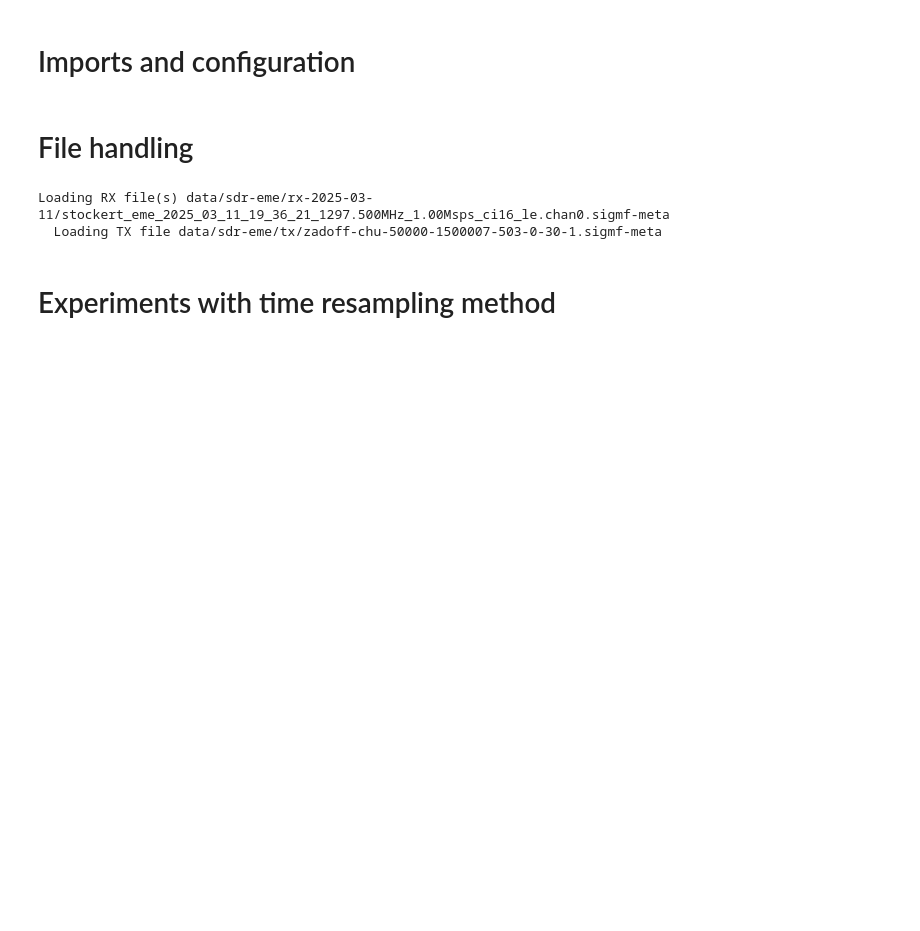
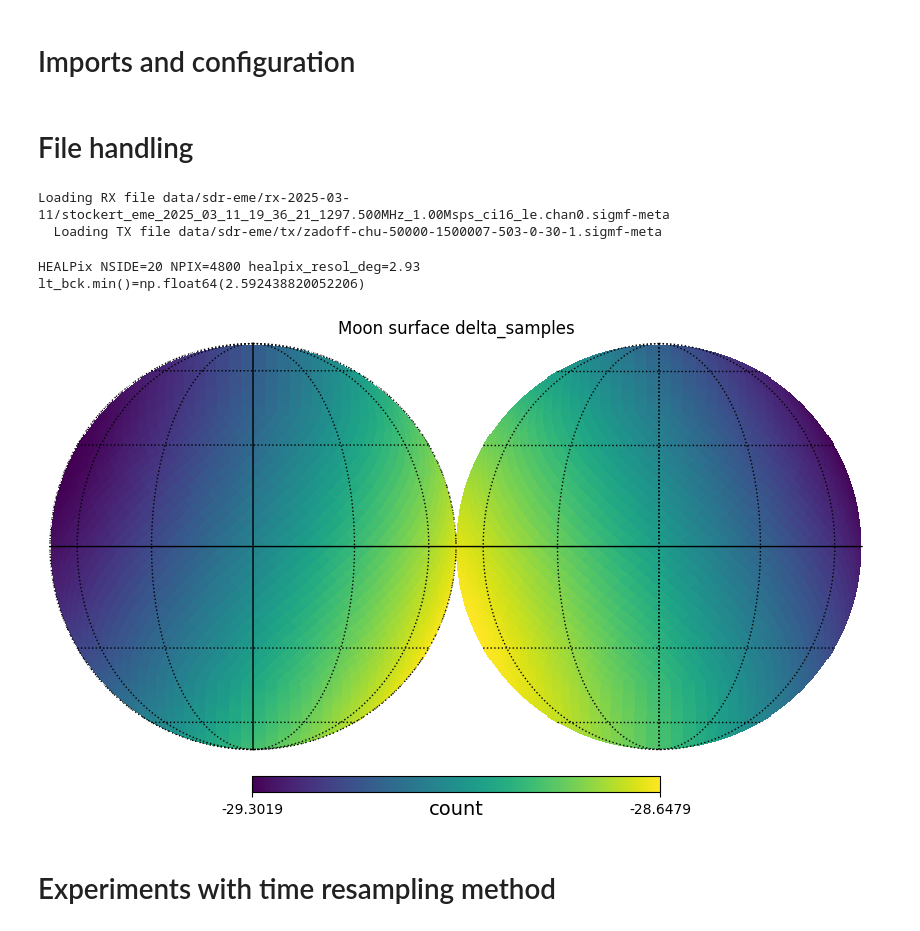
Before and after one commit to thandal/moon-radar, a Jupyter notebook: notebooks/Planetary Radar -- Moon -- CLEAN.ipynb, the cells around one changed output. Drawn from its saved outputs; the diff is of its cells as text; code cells hidden in the pictures; blank space fills up the shorter version.

Commit message:
checkpoint -- working peak correlation with tx_resampled_compensated

```diff
--- a/notebooks/Planetary Radar -- Moon -- CLEAN.ipynb
+++ b/notebooks/Planetary Radar -- Moon -- CLEAN.ipynb
@@ -101,20 +96,21 @@ DATA_ROOT = 'data'
 
 # Load the rx data
 def loadRxTxFiles(rx_chan0_sigmf_filename):
+    # For Dwingeloo (not sure about Stockert):
+    # - Chan 0 is RHCP
+    # - Chan 1 is LHCP
 
-    if 1: # Just use one polarity (chan0 RHCP)
+    if 1: # Just use one polarity
         print(f"Loading RX file {rx_chan0_sigmf_filename}")
         rx_chan0_sigmf_file = sigmf.sigmffile.fromfile(rx_chan0_sigmf_filename)
         rx_samples = rx_chan0_sigmf_file.read_samples().astype("complex64")
 
     if 0: # Combine both polarities:
         print(f"Loading RX files ")
-        # Chan 0 is RHCP
         print(f"  Loading RX file {rx_chan0_sigmf_filename}")
         rx_chan0_sigmf_file = sigmf.sigmffile.fromfile(rx_chan0_sigmf_filename)
         rx_chan0_samples = rx_chan0_sigmf_file.read_samples().astype("complex64")
 
-        # Chan 1 is LHCP
         rx_chan1_sigmf_filename = rx_chan0_sigmf_filename.replace("chan0", "chan1")
         print(f"  Loading RX file {rx_chan1_sigmf_filename}")
         rx_chan1_sigmf_file = sigmf.sigmffile.fromfile(rx_chan1_sigmf_filename)
@@ -148,8 +144,8 @@ def loadRxTxFiles(rx_chan0_sigmf_filename):
     tx_captures = tx_sigmf_file.get_captures()
     #display(tx_captures[0])
 
-    assert rx_info['core:sample_rate'] == tx_info['core:sample_rate'], "Sampling rates assumed to be the same"
-    assert rx_captures[0]['core:frequency'] == tx_captures[0]['core:frequency'], "Frequncies assumed to be the same"
+    assert rx_info['core:sample_rate'] == tx_info['core:sample_rate'], "RX and TX sample rate expected to be the same"
+    assert rx_captures[0]['core:frequency'] == tx_captures[0]['core:frequency'], "RX and TX frequency expected to be the same"
 
     return rx_samples, tx_samples, sample_rate, frequency, rx_start_astrotime
 
@@ -158,7 +154,7 @@ if 1:
     #rx_chan0_sigmf_filename = f"{DATA_ROOT}/sdr-eme/rx-2025-06-21/stockert_eme_2025_06_21_10_06_39_1299.500MHz_0.25Msps_ci16_le.chan0.sigmf-meta"  # 60s tx, 66s rx!
     rx_samples, tx_samples, sample_rate, frequency, rx_start_astrotime = loadRxTxFiles(rx_chan0_sigmf_filename)
 # %% [output]
-Loading RX file(s) data/sdr-eme/rx-2025-03-11/stockert_eme_2025_03_11_19_36_21_1297.500MHz_1.00Msps_ci16_le.chan0.sigmf-meta
+Loading RX file data/sdr-eme/rx-2025-03-11/stockert_eme_2025_03_11_19_36_21_1297.500MHz_1.00Msps_ci16_le.chan0.sigmf-meta
   Loading TX file data/sdr-eme/tx/zadoff-chu-50000-1500007-503-0-30-1.sigmf-meta
 # %%
 # Download SPICE kernels for cspyce
@@ -251,57 +247,41 @@ def moonPointLightTimeAndDeltaLightTime_spice_FWD(tx_astrotime, p_moon):
 # %%
 if 0:  # Debug the computed delay / doppler factor aka light time / delta light time.
     NSIDE = 20
     NPIX = hp.nside2npix(NSIDE)
     healpix_resol_deg = hp.nside2resol(NSIDE, arcmin=True) / 60
     print(f"HEALPix {NSIDE=} {NPIX=} {healpix_resol_deg=:.2f}")
 
     v = np.array(hp.pix2vec(NSIDE, np.arange(NPIX))).T
-    lt, dlt = moonPointLightTimeAndDeltaLightTime_spice_BCK(rx_start_astrotime, v)
-    print(lt.min())
+    lt_bck, dlt_bck = moonPointLightTimeAndDeltaLightTime_spice_BCK(rx_start_astrotime, v)
+    print(f"{lt_bck.min()=}")
 
-    lt_end, dlt_end = moonPointLightTimeAndDeltaLightTime_spice_BCK(rx_start_astrotime + 60 * au.s, v)
-    print(lt_end.min())
-
-    lt_tx, dlt_tx= moonPointLightTimeAndDeltaLightTime_spice_FWD(rx_start_astrotime + TX_START, v)
-    print(lt_tx.min())
-
-#    lt3, dlt_end = moonPointLightTimeAndDeltaLightTime(rx_start_astrotime + 60 * au.s, v)
-
-    #delta_lt = lt_end - lt
-    #hp.orthview(delta_lt, flip='geo', title='Moon Surface Light time change', unit='s')
+    #hp.orthview(lt_bck, flip='geo', title='Moon surface delay BCK rx_start_astrotime', unit='s')
     #hp.graticule()
 
-    #pl.plot(lt, lt_end, ',')
-    #pl.plot(lt2 - lt, ',')
-    #pl.plot(lt3 - lt2, ',')
-#    d_lt2 = lt2 - lt
-#    d_lt3 = lt3 - lt2
-#    pl.plot(d_lt2 - d_lt2.min(), ',')
-#    pl.plot(d_lt3 - d_lt3.min(), ',')
-    # Note: this is a crude "fingerprint" of the light-time changes. The important thing is that the shape of the fingerprint changes over time!
-    #pl.axis('equal')
-
-    #hp.orthview(dlt * frequency, flip='geo', title='Moon Surface Doppler', unit='Hz')
-    #hp.graticule()
-    #hp.orthview(lt, flip='geo', title='Moon Surface Delay', unit='s')
+    #hp.orthview(dlt_bck * frequency, flip='geo', title='Moon surface doppler BCK rx_start_astrotime', unit='Hz')
     #hp.graticule()
 
-    #print(f"{frequency=}")
-    #print(f"{dlt.min() * frequency} {dlt.max() * frequency}")
-#
-    #doppler_factor_range = dlt.max() - dlt.min()
-    ##print(f"{doppler_factor_range=}")
-    #frequency_range = doppler_factor_range * frequency
-    #print(f"{frequency_range=}")
-    #print(f"doppler pixel {frequency_range / 3000}")
-    #
-    #delay_range = (lt.max() - lt.min()) / 2.0  # Half-depth because we'll only see the near hemisphere
-    ##print(f"{delay_range=}")
-    #print(f"delay pixel {delay_range / 3000 * au.s}")
+    #lt_fwd, dlt_fwd = moonPointLightTimeAndDeltaLightTime_spice_FWD(rx_start_astrotime + TX_START, v)
+    #print(f"{lt_fwd.min()=}")
 
+    #hp.orthview(dlt_fwd * frequency, flip='geo', title='Moon Surface doppler FWD rx_start_astrotime + TX_START', unit='Hz')
+    #hp.graticule()
 
-# HEALPix NSIDE=20 NPIX=4800 healpix_resol_deg=2.93
-# 2.3952861011168265
-# 2.395338732934891
+    #rx_duration = len(rx_samples) / sample_rate
+    #lt_bck_end, dlt_bck_end = moonPointLightTimeAndDeltaLightTime_spice_BCK(rx_start_astrotime + rx_duration, v)
+    #print(f"{lt_bck_end.min()=}")
+
+    #delta_lt = (lt_bck_end - lt_bck) / rx_duration
+    #hp.orthview(delta_lt * frequency, flip='geo', title='Moon Surface average doppler lt BCK', unit='Hz')
+    #hp.graticule()
+
+    delta_samples = sample_rate * (lt_bck_end - lt_bck) * au.s
+    hp.orthview(delta_samples, flip='geo', title='Moon surface delta_samples', unit='count')
+    hp.graticule()
+    # Conclusion: Doing a single resample of TX might be good enough? Not necessary to re-resample for each surface point?
+# %% [output]
+HEALPix NSIDE=20 NPIX=4800 healpix_resol_deg=2.93
+lt_bck.min()=np.float64(2.592438820052206)
+[figure, added]
 # %% [markdown]
 # Experiments with time resampling method
```
Also changed, not shown: parts of 19 cells of this notebook, 1 other file.
